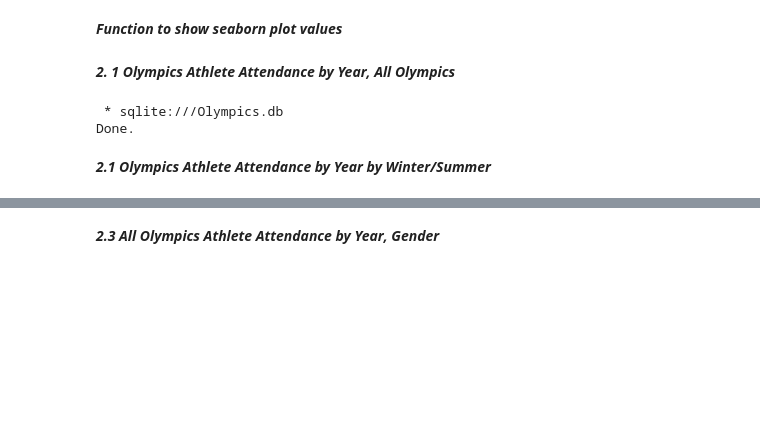
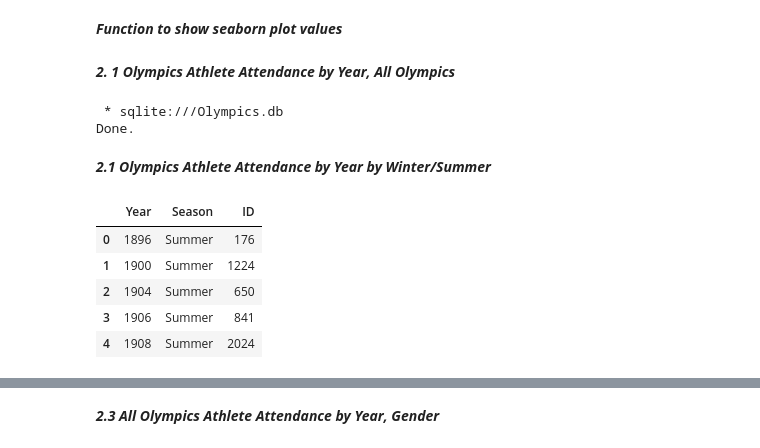
Before and after one commit to obiradaniel/od_olympics, a Jupyter notebook: olympics_analysis.ipynb, the cells around one changed output, grey strips where cells are left out. Saved outputs shown, nothing was run; the diff lists cells and outputs as text; code cells hidden in the pictures; blank space fills up the shorter version.

```diff
--- a/olympics_analysis.ipynb
+++ b/olympics_analysis.ipynb
@@ -550,0 +556,9 @@ unique_athletes_year_season = olympics.groupby(['Year','Season'])[['ID']].nuniqu
+# %%
+unique_athletes_year_season.head()
+# %% [output]
+|  | Year | Season | ID |
+| 0 | 1896 | Summer | 176 |
+| 1 | 1900 | Summer | 1224 |
+| 2 | 1904 | Summer | 650 |
+| 3 | 1906 | Summer | 841 |
+| 4 | 1908 | Summer | 2024 |
```
Also changed, not shown: parts of 15 cells of this notebook, 3 other files.
